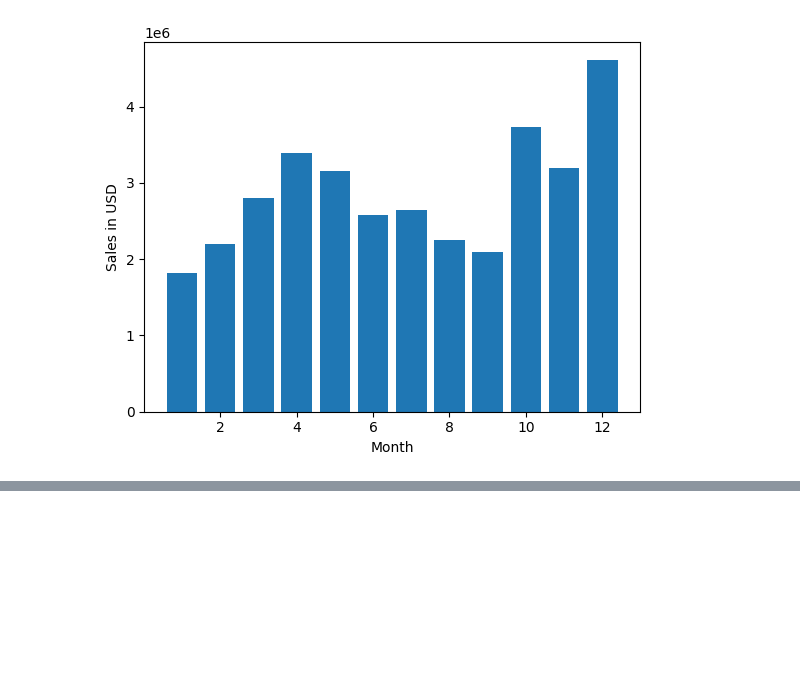
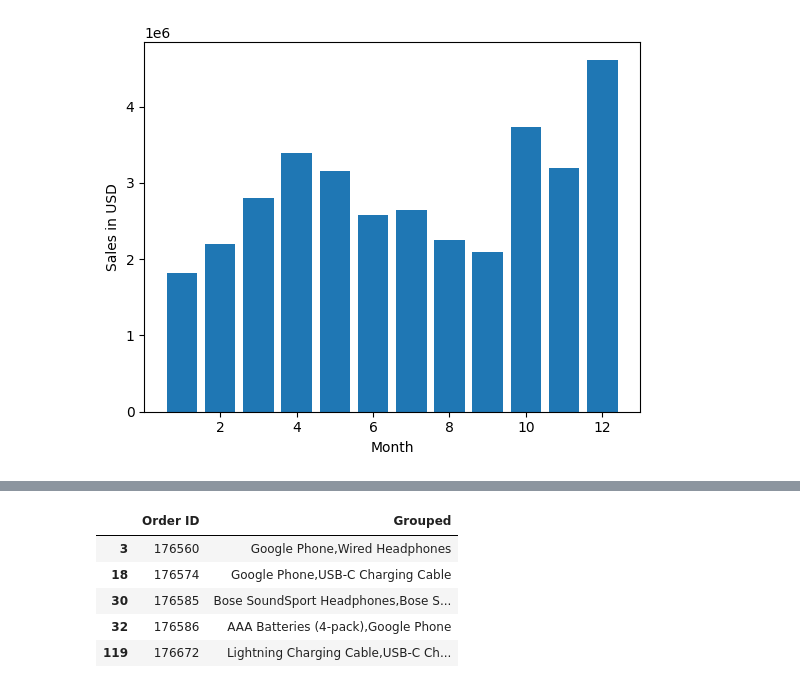
Before and after one commit to MorgooN/Analysis_Things, a Jupyter notebook: SalesAnalysis/AnalyticsMagic.ipynb, the cells around one changed output, grey strips where cells are left out. Drawn from its saved outputs; the diff is of its cells as text; code cells hidden in the pictures; blank space fills up the shorter version.

Commit message:
determined which products are sold most in pairs

```diff
--- a/SalesAnalysis/AnalyticsMagic.ipynb
+++ b/SalesAnalysis/AnalyticsMagic.ipynb
@@ -140,0 +141,15 @@ Text(0.5, 0, 'City')
+# %%
+# determin what products most sold together
+
+df = df[df['Order ID'].duplicated(keep=False)]
+
+df['Grouped'] = df.groupby('Order ID')['Product'].transform(lambda x:','.join(x))
+df = df[['Order ID','Grouped']].drop_duplicates()
+df.head()
+# %% [output]
+|  | Order ID | Grouped |
+| 3 | 176560 | Google Phone,Wired Headphones |
+| 18 | 176574 | Google Phone,USB-C Charging Cable |
+| 30 | 176585 | Bose SoundSport Headphones,Bose S... |
+| 32 | 176586 | AAA Batteries (4-pack),Google Phone |
+| 119 | 176672 | Lightning Charging Cable,USB-C Ch... |
```
Also changed, not shown: parts of 2 cells of this notebook.
